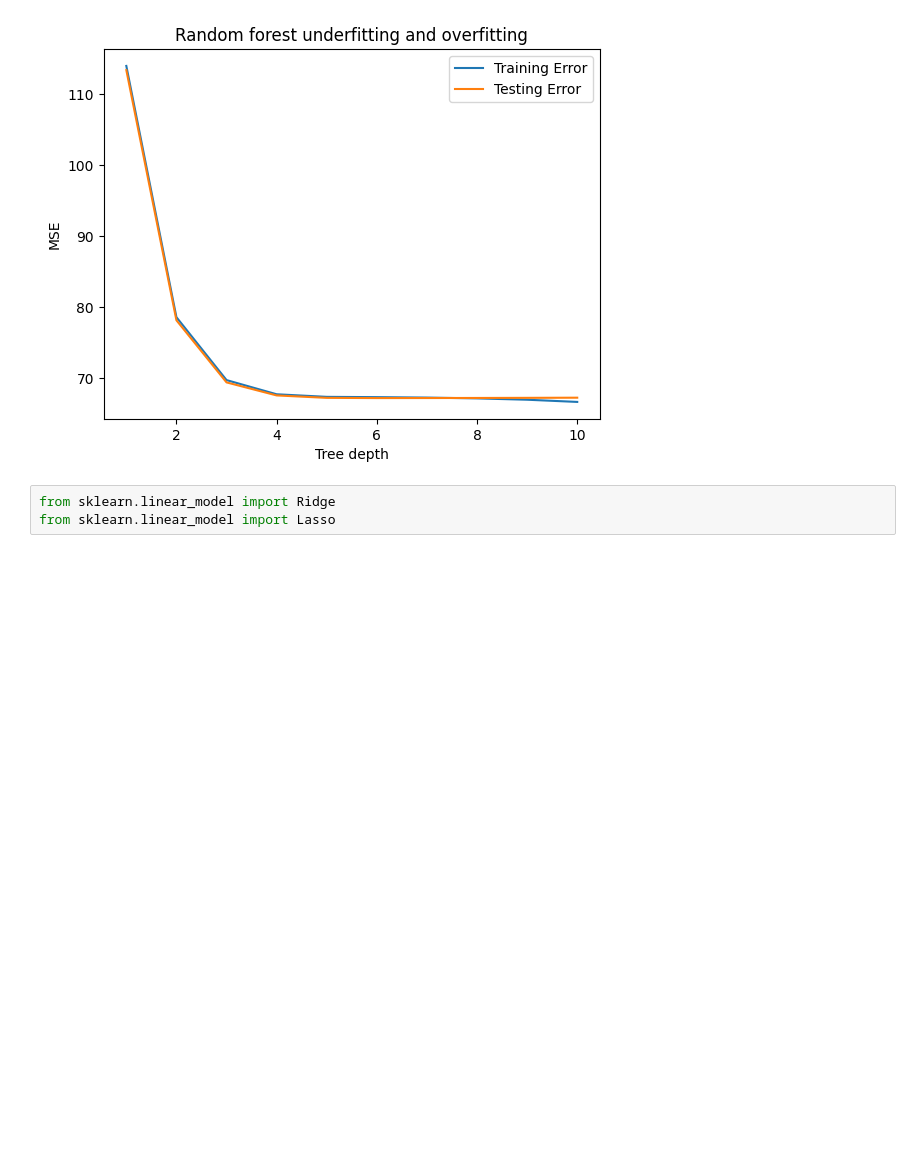
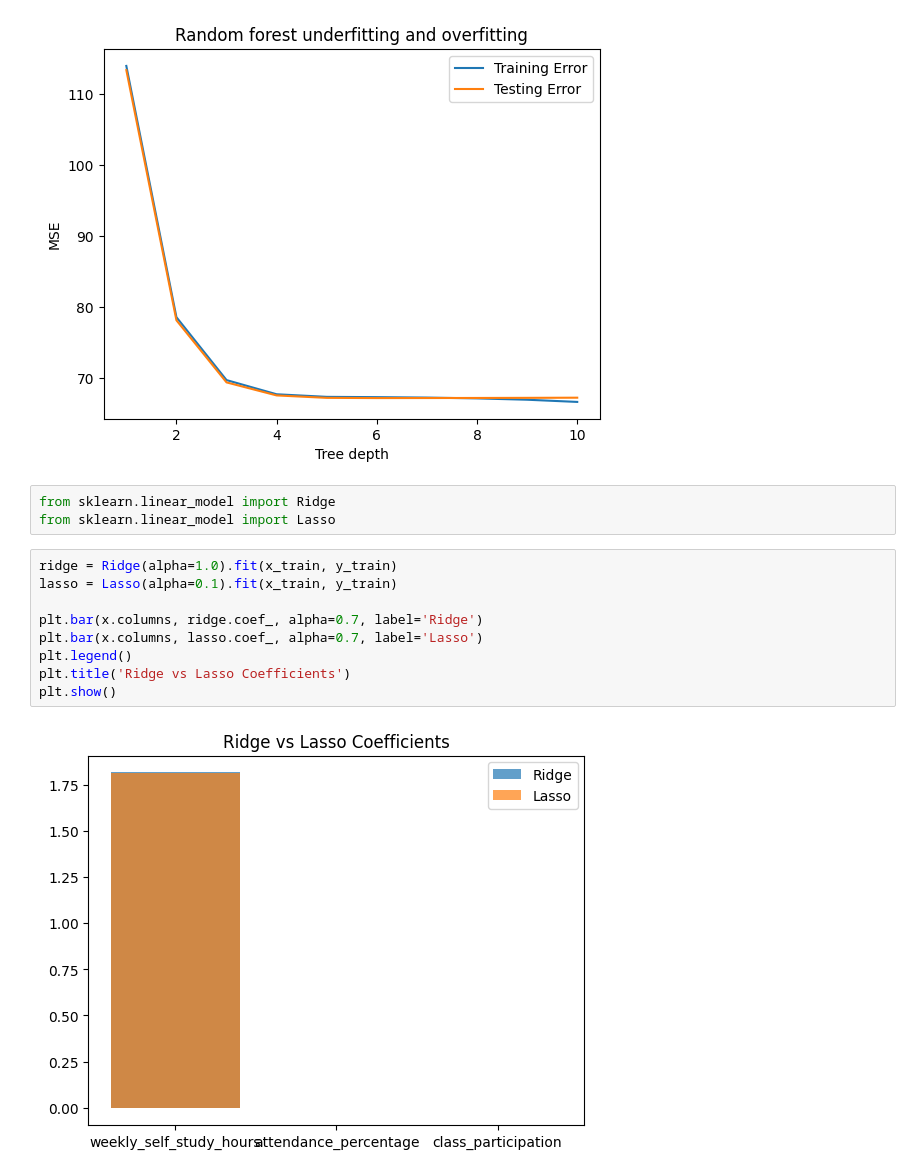
Before and after one commit to pasindu-piyumal/pandas_practice, a Jupyter notebook: practice_11/practice_11.ipynb, the cells around one changed output. Saved outputs shown, nothing was run; the diff lists cells and outputs as text; blank space fills up the shorter version.

```diff
--- a/practice_11/practice_11.ipynb
+++ b/practice_11/practice_11.ipynb
@@ -194,3 +194,14 @@ plt.show()
 # %%
 from sklearn.linear_model import Ridge
 from sklearn.linear_model import Lasso
+# %%
+ridge = Ridge(alpha=1.0).fit(x_train, y_train)
+lasso = Lasso(alpha=0.1).fit(x_train, y_train)
+
+plt.bar(x.columns, ridge.coef_, alpha=0.7, label='Ridge')
+plt.bar(x.columns, lasso.coef_, alpha=0.7, label='Lasso')
+plt.legend()
+plt.title('Ridge vs Lasso Coefficients')
+plt.show()
+# %% [output]
+[figure, added]
```
